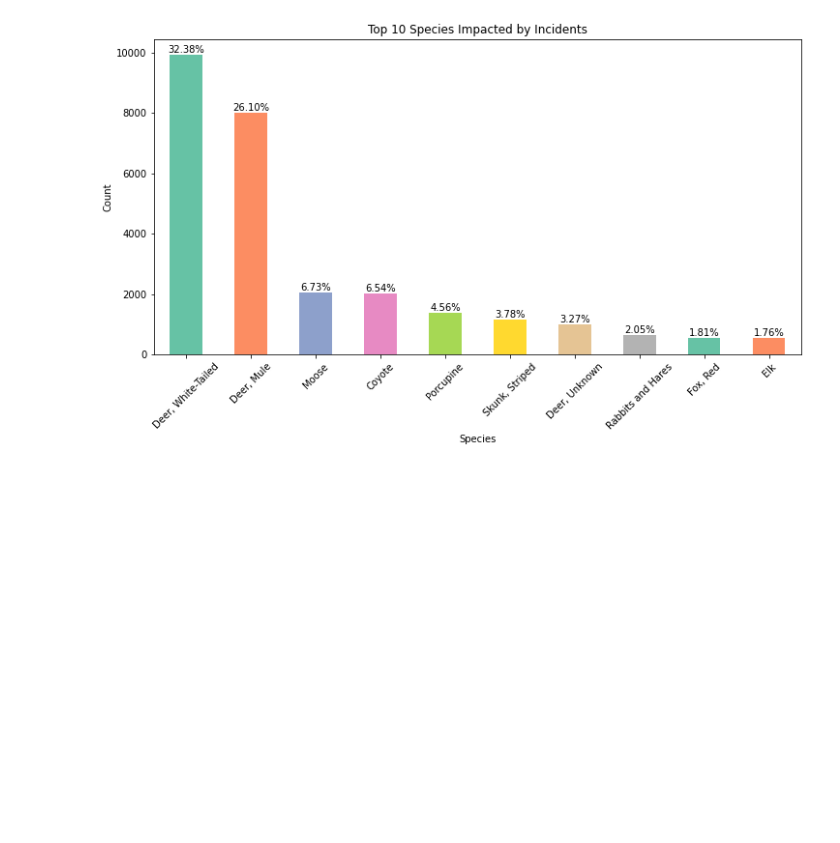
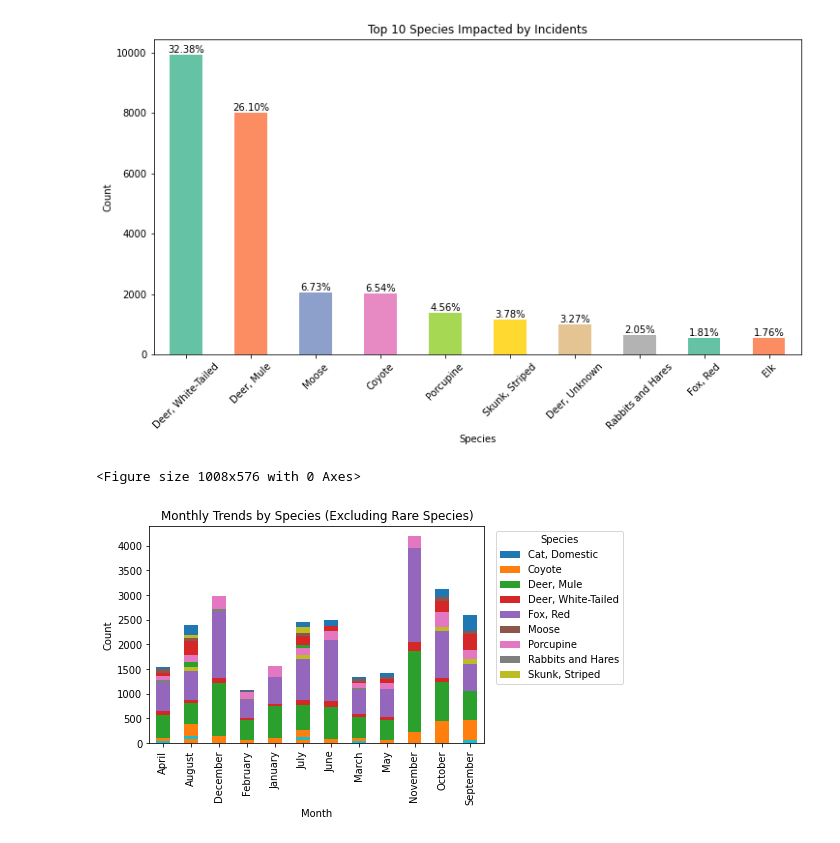
Before and after one commit to arnavhasija/wildlife-road-safety, a Jupyter notebook: wildlife-road-safety-data-analysis.ipynb, the cells around one changed output. Cells and saved outputs as stored; diff of their text form; code cells hidden in the pictures; blank space fills up the shorter version.

Commit message:
add stacked bar chart - species impacted by month

```diff
--- a/wildlife-road-safety-data-analysis.ipynb
+++ b/wildlife-road-safety-data-analysis.ipynb
@@ -109,3 +109,35 @@ for i, val in enumerate(top_10_species):
 plt.show()
 # %% [output]
 [figure]
+# %%
+# Group the data by month and species to count occurrences
+monthly_species_counts = combined_data.groupby(['Month Observed', 'Species']).size().unstack().fillna(0)
+
+# Calculate the total count of incidents for each month
+monthly_total_counts = monthly_species_counts.sum(axis=1)
+
+# Determine the threshold (2% of the total count)
+threshold = 0.02 * monthly_total_counts
+
+# Exclude species that make up less than 1% of the total count for a month
+for month in monthly_species_counts.index:
+    species_counts = monthly_species_counts.loc[month]
+    species_counts[species_counts < threshold[month]] = 0
+
+# Create a larger stacked bar chart to visualize species by month
+plt.figure(figsize=(14, 8))
+ax = monthly_species_counts.plot(kind='bar', stacked=True)
+plt.title('Monthly Trends by Species (Excluding Rare Species)')
+plt.xlabel('Month')
+plt.ylabel('Count')
+
+# Filter and display only relevant species names in the legend
+relevant_species = [species for species in species_counts.index if species_counts[species].sum() > 0]
+
+# Specify the legend location and size
+plt.legend(title='Species', labels=relevant_species, bbox_to_anchor=(1.02, 1), loc='upper left', prop={'size': 10})
+
+plt.show()
+# %% [output]
+<Figure size 1008x576 with 0 Axes>
+[figure, added]
```
